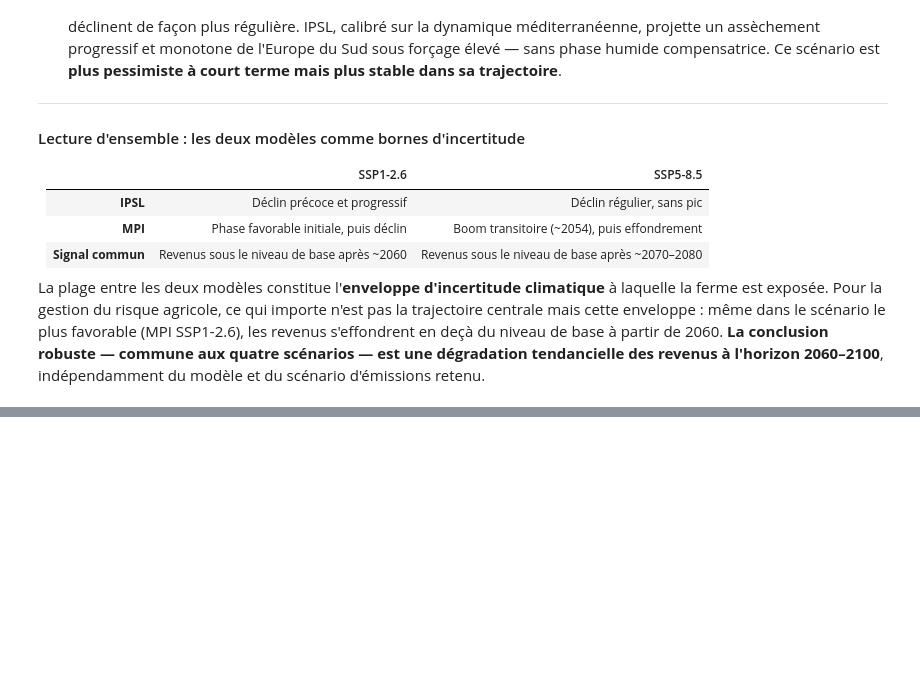
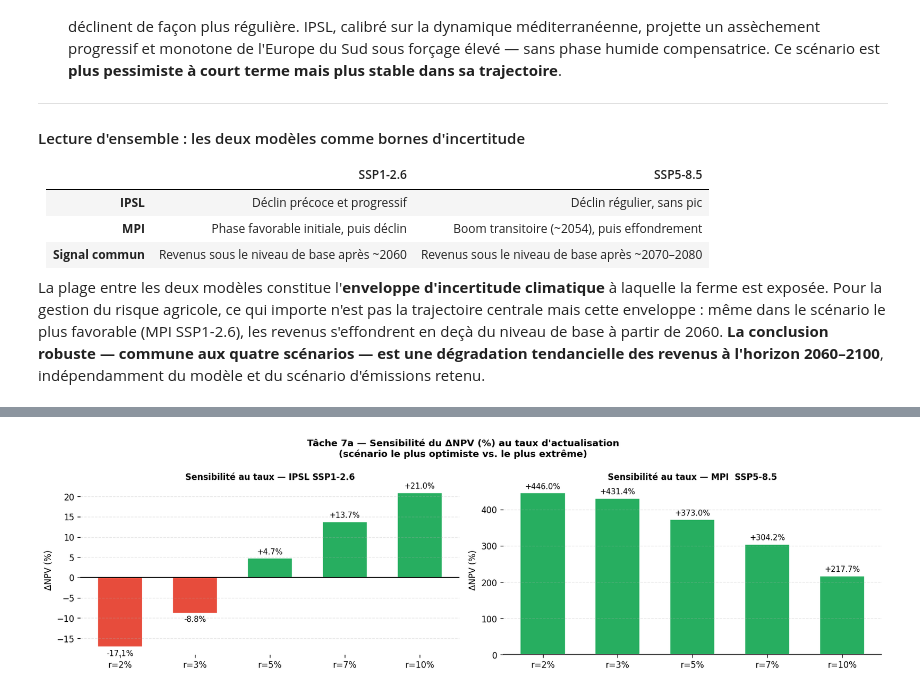
Before and after one commit to lochardi/GreenFinance, a Jupyter notebook: main.ipynb, the cells around one changed output, grey strips where cells are left out. Saved outputs shown, nothing was run; the diff lists cells and outputs as text; code cells hidden in the pictures; blank space fills up the shorter version.

```diff
--- a/main.ipynb
+++ b/main.ipynb
@@ -1248,0 +1433,94 @@ La plage entre les deux modèles constitue l'**enveloppe d'incertitude climatiqu
+# %%
+import numpy as np
+import matplotlib.pyplot as plt
+
+# ─────────────────────────────────────────────────────────────
+# TÂCHE 7a — SENSIBILITÉ AU TAUX D'ACTUALISATION
+# ─────────────────────────────────────────────────────────────
+discount_rates = [0.02, 0.03, 0.05, 0.07, 0.10]
+
+print("7a. ΔNPV (%) par scénario selon le taux d'actualisation\n")
+print(f"{'Scénario':<22}" + "".join(f"  r={int(r*100):>2d}%" for r in discount_rates))
+print("─" * (22 + 9 * len(discount_rates)))
+
+for name, sc in projections.items():
+    sc_s  = sc.sort_values("year")
+    years = sc_s["year"].values
+    revs  = sc_s["Revenue_proj"].values
+    row   = f"{name:<22}"
+    for r in discount_rates:
+        disc_sc  = (1 + r) ** (-(years - year_start_dcf))
+        npv_r    = float(np.sum(revs * disc_sc))
+        t_b      = np.arange(year_start_dcf, year_end_dcf + 1)
+        npv_b_r  = float(revenue_base * np.sum((1 + r) ** (-(t_b - year_start_dcf))))
+        dp       = (npv_r - npv_b_r) / npv_b_r * 100
+        row     += f"  {dp:>+5.1f}%"
+    print(row)
+
+# ─────────────────────────────────────────────────────────────
+# TÂCHE 7b — SENSIBILITÉ À β₁ (IC 95% du modèle M7)
+# ─────────────────────────────────────────────────────────────
+ci = m7.conf_int().loc["SPI"]
+beta1_vars = {
+    f"IC bas  (β₁ = {ci[0]:+.2f})": ci[0],
+    f"Central (β₁ = {beta1:+.2f})": beta1,
+    f"IC haut (β₁ = {ci[1]:+.2f})": ci[1],
+}
+
+print(f"\n7b. ΔNPV (%) selon l'incertitude de β₁ — IC 95% de M7  (r = {r_base*100:.0f}%)\n")
+print(f"{'Variante β₁':<32}" + "".join(f"  {n:>18}" for n in projections))
+print("─" * (32 + 22 * len(projections)))
+
+for var_name, b1_v in beta1_vars.items():
+    row = f"{var_name:<32}"
+    for sc_name, sc in projections.items():
+        sc_s     = sc.sort_values("year").copy()
+        years    = sc_s["year"].values
+        spi_v    = sc_s["season_index"].values
+        lag1     = sc_s["spi_lag1"].values
+        dr_v     = b1_v * spi_v + beta2 * lag1
+        revs     = [revenue_base]
+        for dr in dr_v:
+            revs.append(revs[-1] * (1 + dr / 100))
+        revs_arr = np.array(revs[1:])
+        disc     = (1 + r_base) ** (-(years - year_start_dcf))
+        npv_v    = float(np.sum(revs_arr * disc))
+        dp       = (npv_v - npv_base) / npv_base * 100
+        row     += f"  {dp:>+17.1f}%"
+    print(row)
+
+# ─────────────────────────────────────────────────────────────
+# VISUALISATION — Tornado chart ΔNPV selon r (2 scénarios extrêmes)
+# ─────────────────────────────────────────────────────────────
+fig, axes = plt.subplots(1, 2, figsize=(14, 4), dpi=120)
+
+for ax_i, sc_name in enumerate(["IPSL SSP1-2.6", "MPI  SSP5-8.5"]):
+    sc_s  = projections[sc_name].sort_values("year")
+    years = sc_s["year"].values
+    revs  = sc_s["Revenue_proj"].values
+    dp_by_r = []
+    for r in discount_rates:
+        disc_sc = (1 + r) ** (-(years - year_start_dcf))
+        npv_r   = float(np.sum(revs * disc_sc))
+        t_b     = np.arange(year_start_dcf, year_end_dcf + 1)
+        npv_b_r = float(revenue_base * np.sum((1 + r) ** (-(t_b - year_start_dcf))))
+        dp_by_r.append((npv_r - npv_b_r) / npv_b_r * 100)
+
+    clr     = colors_sc[sc_name]
+    bar_clrs = ["#27ae60" if d >= 0 else "#e74c3c" for d in dp_by_r]
+    xlabels  = [f"r={int(r*100)}%" for r in discount_rates]
+    bars     = axes[ax_i].bar(xlabels, dp_by_r, color=bar_clrs, edgecolor="white", width=0.6)
+    axes[ax_i].axhline(0, color="black", lw=1.2)
+    axes[ax_i].bar_label(bars, labels=[f"{d:+.1f}%" for d in dp_by_r], fontsize=9, padding=3)
+    axes[ax_i].set_title(f"Sensibilité au taux — {sc_name}", fontsize=10, fontweight="bold")
+    axes[ax_i].set_ylabel("ΔNPV (%)", fontsize=10)
+    axes[ax_i].grid(axis="y", alpha=0.3, ls="--")
+    for spine in axes[ax_i].spines.values():
+        spine.set_visible(False)
+
+plt.suptitle("Tâche 7a — Sensibilité du ΔNPV (%) au taux d'actualisation\n"
+             "(scénario le plus optimiste vs. le plus extrême)",
+             fontsize=11, fontweight="bold")
+plt.tight_layout()
+plt.show()
+# %% [output]
@@ -1248,0 +1543 @@ La plage entre les deux modèles constitue l'**enveloppe d'incertitude climatiqu
+[figure, added]
```
Also changed, not shown: parts of 7 cells of this notebook.
